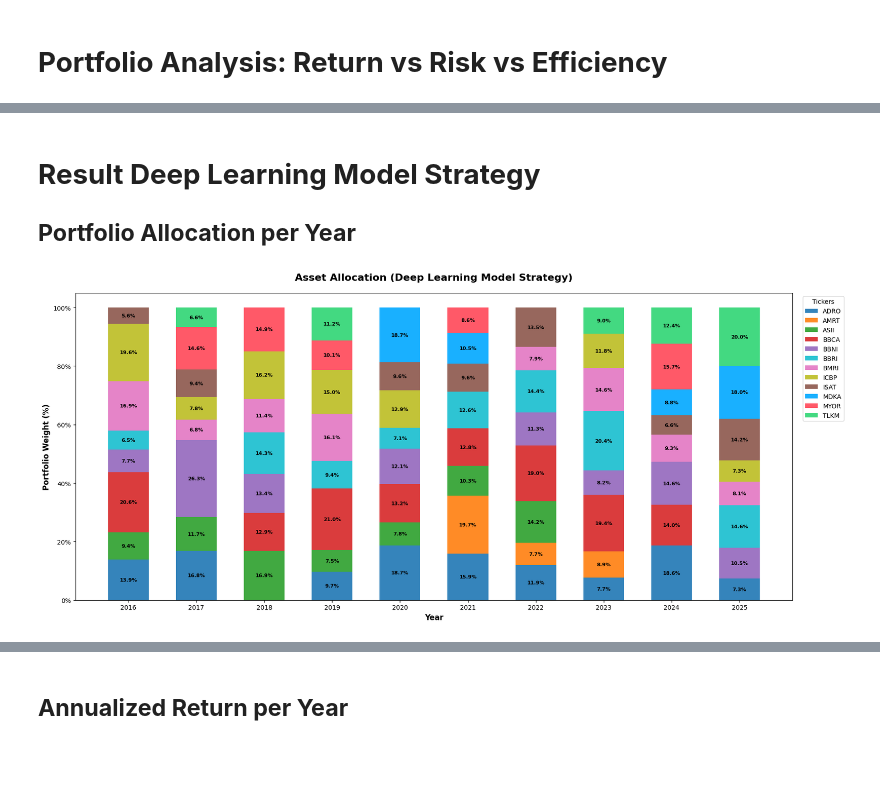
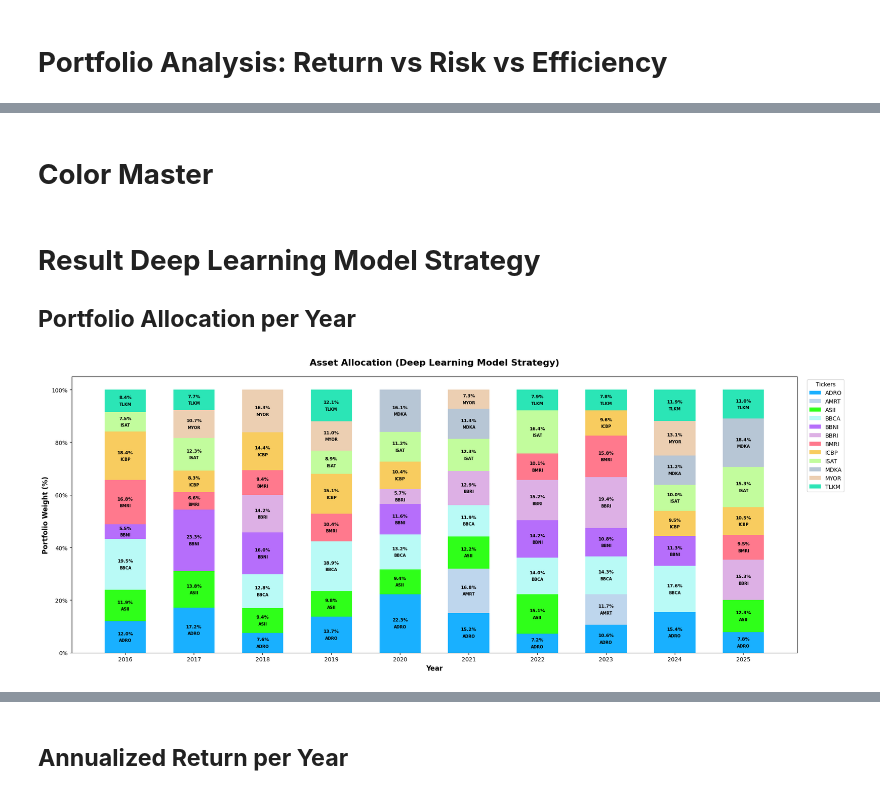
Before and after one commit to MatthewSebastian15/Automated-Portfolio-Management, a Jupyter notebook: Indonesian_Blue_Chip_Stocks/Model & Result.ipynb, the cells around one changed output, grey strips where cells are left out. Cells and saved outputs as stored; diff of their text form; code cells hidden in the pictures; blank space fills up the shorter version.

```diff
--- a/Indonesian_Blue_Chip_Stocks/Model & Result.ipynb
+++ b/Indonesian_Blue_Chip_Stocks/Model & Result.ipynb
@@ -942,6 +919,28 @@ def generate_professional_3d_plot(results_df):
 generate_professional_3d_plot(results_df)
 # %% [output]
 [interactive output not drawn]
+# %% [markdown]
+# **Color Master**
+# %%
+MASTER_COLORS = ['#00A8FF', '#B7D2EB', '#18FF00', '#B2FAF6', '#AE5EFB', '#DAA8E3', '#FF6B81', '#F8C74D', '#BCFC92', '#B0C0D1', '#EACAAA', '#14e3ae']
+STRATEGY_TICKERS = [t.replace(".JK", "") for t in TICKERS]
+COLOR_MASTER_MAP = {ticker: MASTER_COLORS[i % len(MASTER_COLORS)] for i, ticker in enumerate(STRATEGY_TICKERS)}
+
+
+# sorted_items = sorted(COLOR_MASTER_MAP.items(), key=lambda x: x[0])
+# plt.figure(figsize=(8, len(sorted_items) * 0.4))
+
+# for ticker, color in sorted_items[::-1]:
+#     plt.barh(ticker, 1, color=color, edgecolor='grey', linewidth=0.5)
+
+# plt.xlim(0, 1)
+# plt.xticks([])
+# plt.grid(axis='x', linestyle='--', alpha=0.3)
+# plt.tight_layout()
+# plt.show()
+
+# for ticker, color in sorted_items:
+#     print(f"{ticker:<8} -> {color}")
 # %% [markdown]
 # **Result Deep Learning Model Strategy**
 
@@ -959,42 +958,43 @@ for year in yearly_weights.index:
 
     if w.sum() > 0:
         w = w / w.sum()
 
     clean_yearly[year] = w
 
 clean_yearly_df = pd.DataFrame(clean_yearly).T.fillna(0)
-fig, ax = plt.subplots(figsize=(18, 8), facecolor="white")
+fig, ax = plt.subplots(figsize=(20, 8), facecolor="white")
 years = clean_yearly_df.index.values
 bottom = np.zeros(len(years))
-colors = ['#1f77b4', '#ff7f0e', '#2ca02c', '#d62728', '#9467bd','#17becf', '#e377c2', '#bcbd22', '#8c564b', '#00a8ff','#ff4757', '#2ed573']
-color_idx = 0
 
 for ticker in clean_yearly_df.columns:
     values = clean_yearly_df[ticker].values
 
     if np.all(values == 0):
         continue
 
-    ax.bar(years,values,bottom=bottom,label=ticker.replace(".JK", ""),color=colors[color_idx % len(colors)],alpha=0.9,linewidth=0.5,width=0.6)
+    ticker_label = ticker.replace(".JK", "")
+    current_color = COLOR_MASTER_MAP.get(ticker_label, "grey")
+    ax.bar(years, values, bottom=bottom, label=ticker_label, color=current_color, alpha=0.9, linewidth=0.5, width=0.6)
 
     for j, val in enumerate(values):
         if val >= 0.05:
-            ax.text(years[j],bottom[j] + val / 2,f"{val * 100:.1f}%",ha="center",va="center",fontsize=8,fontweight="bold")
+            y_pos = bottom[j] + val / 2
+            ax.text(years[j], y_pos + 0.005, f"{val * 100:.1f}%", ha="center", va="bottom", fontsize=8, fontweight="bold")
+            ax.text(years[j], y_pos - 0.005, ticker_label, ha="center", va="top", fontsize=7, fontweight="bold")
 
     bottom = bottom + values
-    color_idx += 1
 
-ax.set_title("Asset Allocation (Deep Learning Model Strategy)",fontsize=16,fontweight="bold",pad=20)
+ax.set_title("Asset Allocation (Deep Learning Model Strategy)", fontsize=16, fontweight="bold", pad=20)
 ax.set_xlabel("Year", fontsize=12, fontweight="bold")
 ax.set_ylabel("Portfolio Weight (%)", fontsize=12, fontweight="bold")
 ax.yaxis.set_major_formatter(FuncFormatter(lambda y, _: f"{y:.0%}"))
 ax.set_ylim(0, 1.05)
 ax.set_xticks(years)
-ax.legend(title="Tickers",bbox_to_anchor=(1.01, 1),loc="upper left",frameon=True,fontsize=10)
+ax.legend(title="Tickers", bbox_to_anchor=(1.01, 1), loc="upper left", frameon=True, fontsize=10)
 plt.tight_layout()
 plt.show()
 # %% [output]
-[figure, old version]
+[figure, new version]
 # %%
 quarterly_weights = weights_df.groupby(weights_df.index.to_period('Q')).mean()
 clean_quarterly = {}
```
Also changed, not shown: parts of 22 cells of this notebook.
